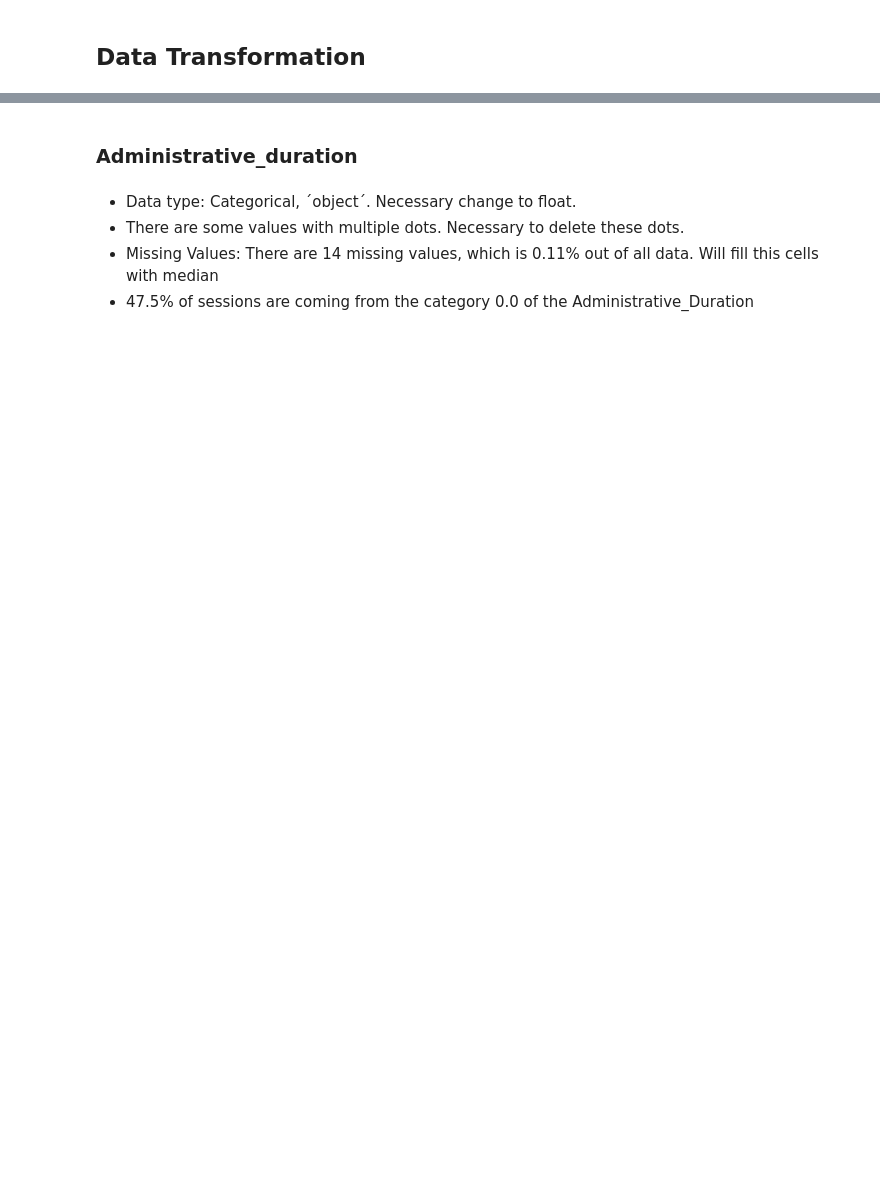
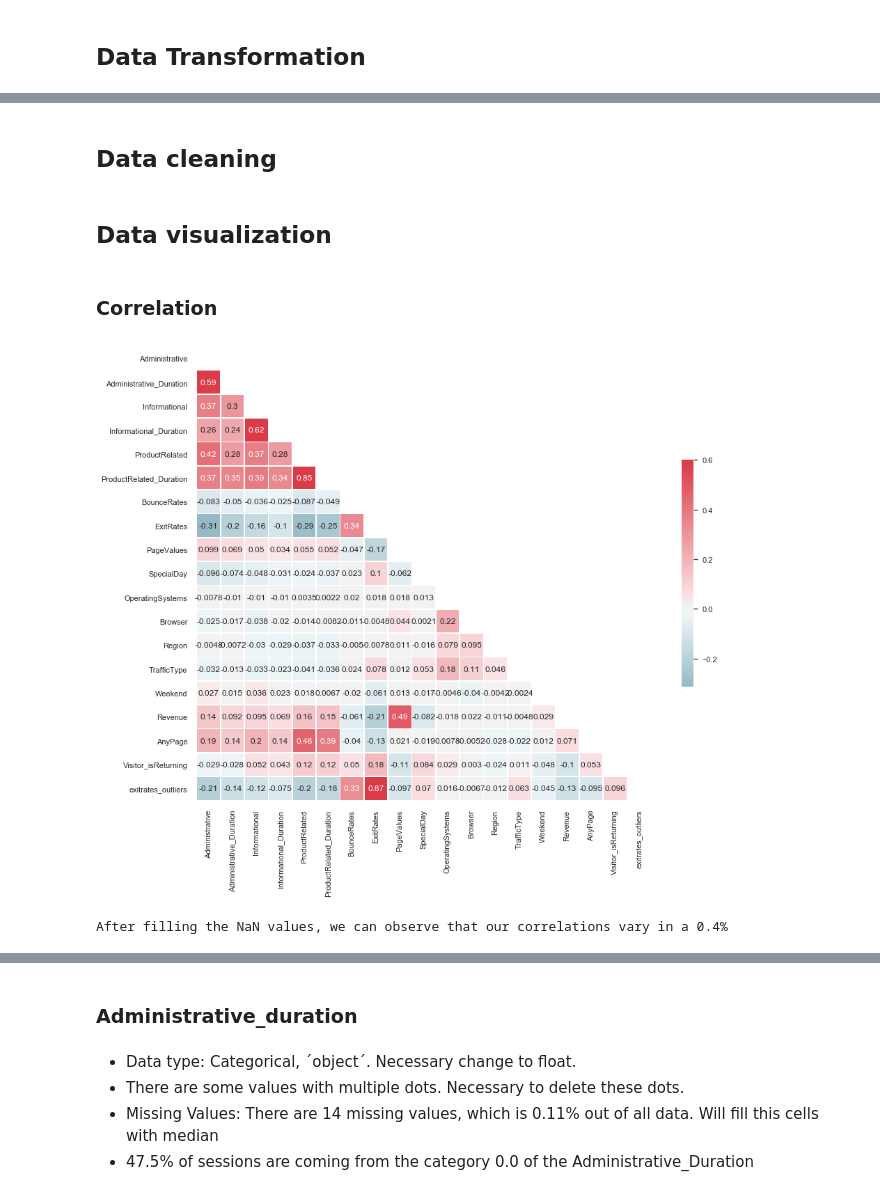
Before and after one commit to sideround/project-ml-onlineshop, a Jupyter notebook: project-ml-onlineshop.ipynb, the cells around one changed output, grey strips where cells are left out. Cells and saved outputs as stored; diff of their text form; code cells hidden in the pictures; blank space fills up the shorter version.

```diff
--- a/project-ml-onlineshop.ipynb
+++ b/project-ml-onlineshop.ipynb
@@ -432,6 +1202,13 @@ data.Revenue.value_counts(normalize = True)*100
+# %%
+# Adding a column from VisitorType transforming it's content into boolean: 1 is_returning, 0 is_new
+
+data['Visitor_isReturning'] = data['VisitorType'].replace('Returning_Visitor', 1).replace('New_Visitor', 0)
 # %%
-to_float = ['Administrative', 'Administrative_Duration', 'Informational_Duration', 'ProductRelated_Duration',
-            'PageValues']
+to_float = ['Administrative', 'Administrative_Duration', 'Informational',
+       'Informational_Duration', 'ProductRelated', 'ProductRelated_Duration',
+       'BounceRates', 'ExitRates', 'PageValues', 'SpecialDay',
+       'OperatingSystems', 'Browser', 'Region', 'TrafficType',
+       'Weekend', 'Revenue']
 
 data[to_float] = data[to_float].apply(pd.to_numeric, errors='coerce')
 # %%
@@ -439,4 +1234,31 @@ data.info()
-# %%
-to_category = ['Month', 'OperatingSystems', 'Browser', 'Region', 'TrafficType', 'VisitorType', 'Weekend', 'Revenue']
-
-data[to_category] = data[to_category].astype('category')
+# %% [markdown]
+## Data cleaning
+# %%
+clean = data.fillna(method='ffill')
+# %% [markdown]
+## Data visualization
+# %% [markdown]
+### Correlation
+# %%
+sns.set(style="white")
+
+# Generate a mask for the upper triangle
+mask = np.triu(np.ones_like(clean.corr(), dtype=np.bool))
+
+# Set up the matplotlib figure
+f, ax = plt.subplots(figsize=(16, 12))
+
+# Generate a custom diverging colormap
+cmap = sns.diverging_palette(220, 10, as_cmap=True)
+
+# Draw the heatmap with the mask and correct aspect ratio
+sns.heatmap(clean.corr(), mask=mask, cmap=cmap, vmax=.6, center=0,
+            square=True, linewidths=.5, annot = True, cbar_kws={"shrink": .5})
+
+plt.show()
+# %% [output]
+[figure, added]
+# %%
+print(f"After filling the NaN values, we can observe that our correlations vary in a {round(data.corr()['Revenue'].sort_values(ascending=False) - clean.corr()['Revenue'].sort_values(ascending=False), 3).sum() * 100}%")
+# %% [output]
+After filling the NaN values, we can observe that our correlations vary in a 0.4%
```
Also changed, not shown: parts of 119 cells of this notebook.
